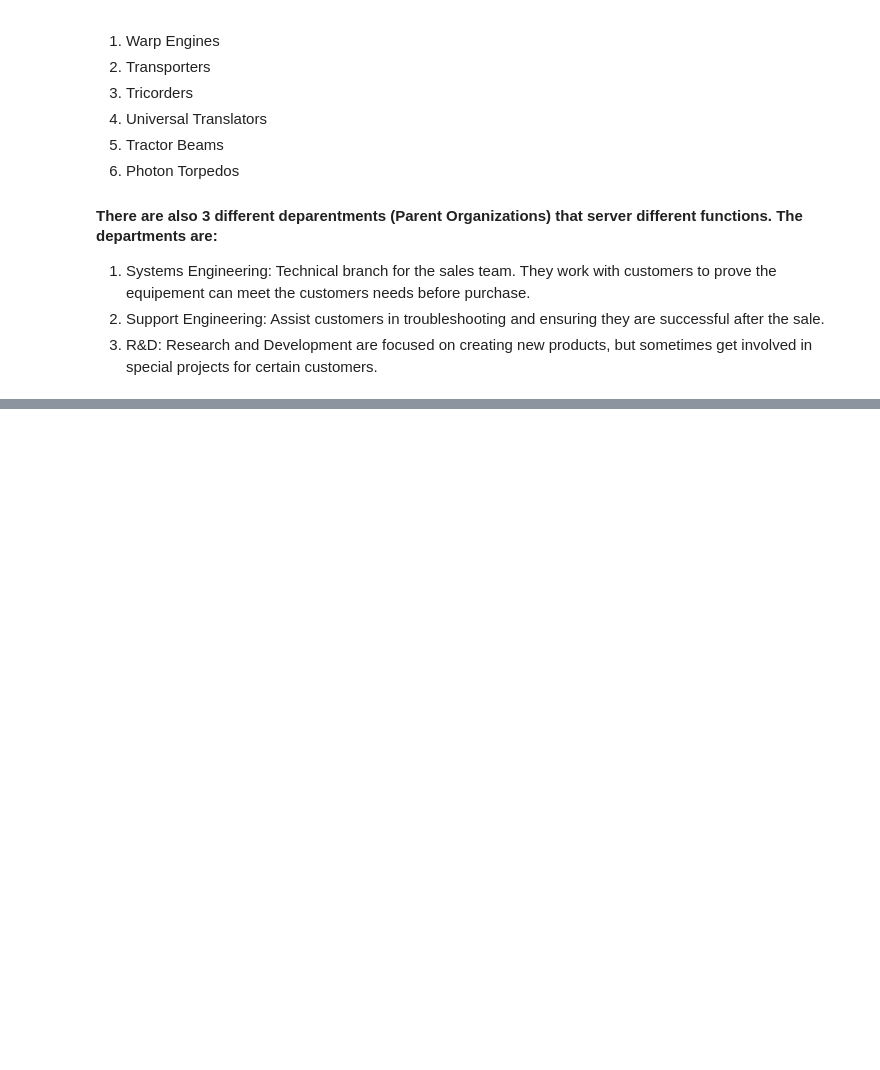
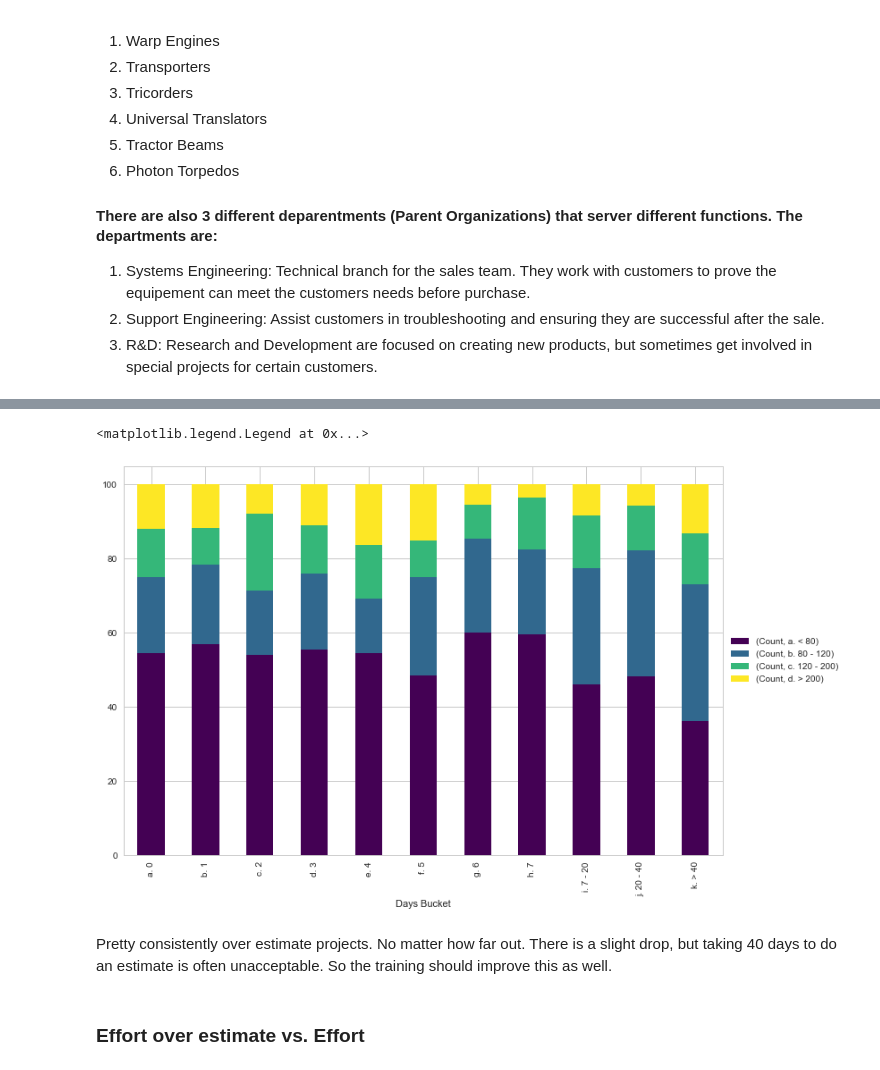
Before and after one commit to madderle/Data-Science-Bootcamp, a Jupyter notebook: Unit 1/Capstone/Project Estimate Improvements.ipynb, the cells around one changed output, grey strips where cells are left out. Cells and saved outputs as stored; diff of their text form; code cells hidden in the pictures; blank space fills up the shorter version.

```diff
--- a/Unit 1/Capstone/Project Estimate Improvements.ipynb
+++ b/Unit 1/Capstone/Project Estimate Improvements.ipynb
@@ -126,0 +168,11 @@ plt.show()
+# %%
+#Normalize by taking the percentage
+day_bucket.groupby(level=0).apply(lambda x: 100 * x / float(x.sum())).unstack().plot(kind='bar', stacked=True, figsize=(12,8), cmap='viridis')
+plt.legend(loc='center left', bbox_to_anchor=(1.0, 0.5))
+# %% [output]
+<matplotlib.legend.Legend at 0x...>
+[figure, added]
+# %% [markdown]
+Pretty consistently over estimate projects. No matter how far out. There is a slight drop, but taking 40 days to do an estimate is often unacceptable. So the training should improve this as well.
+# %% [markdown]
+### Effort over estimate vs. Effort
```
Also changed, not shown: parts of 18 cells of this notebook.
